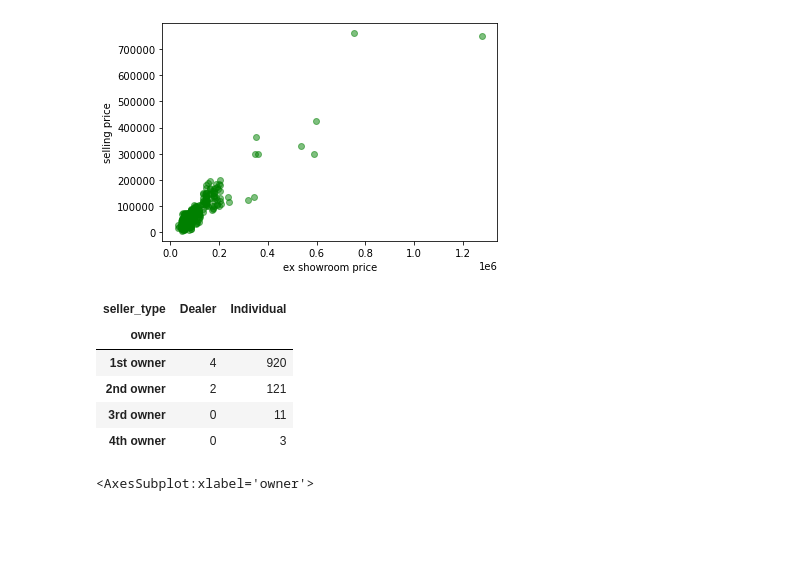
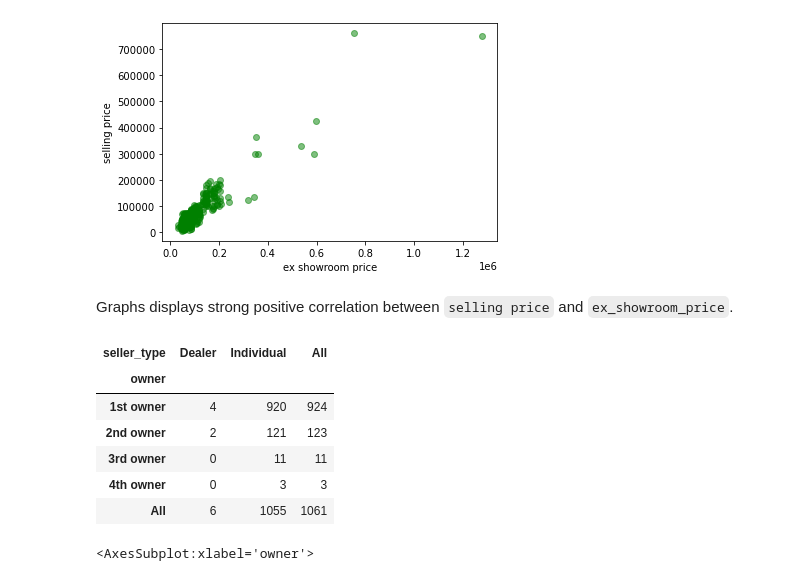
Before and after one commit to peshekhodko/ST590-Project1, a Jupyter notebook: Project1.ipynb, the cells around one changed output. Saved outputs shown, nothing was run; the diff lists cells and outputs as text; code cells hidden in the pictures; blank space fills up the shorter version.

```diff
--- a/Project1.ipynb
+++ b/Project1.ipynb
@@ -170,14 +174,17 @@ plt.show()
 plt.close()
 # %% [output]
 [figure]
+# %% [markdown]
+Graphs displays strong positive correlation between `selling price` and `ex_showroom_price`.
 # %%
-two_way_cross_tab = pd.crosstab (data.owner, data.seller_type)
+two_way_cross_tab = pd.crosstab (data.owner, data.seller_type, margins = True)
 two_way_cross_tab
 # %% [output]
-| seller_type | Dealer | Individual |
-| owner |  |  |
-| 1st owner | 4 | 920 |
-| 2nd owner | 2 | 121 |
-| 3rd owner | 0 | 11 |
-| 4th owner | 0 | 3 |
+| seller_type | Dealer | Individual | All |
+| owner |  |  |  |
+| 1st owner | 4 | 920 | 924 |
+| 2nd owner | 2 | 121 | 123 |
+| 3rd owner | 0 | 11 | 11 |
+| 4th owner | 0 | 3 | 3 |
+| All | 6 | 1055 | 1061 |
 # %%
```
Also changed, not shown: parts of 15 cells of this notebook.
